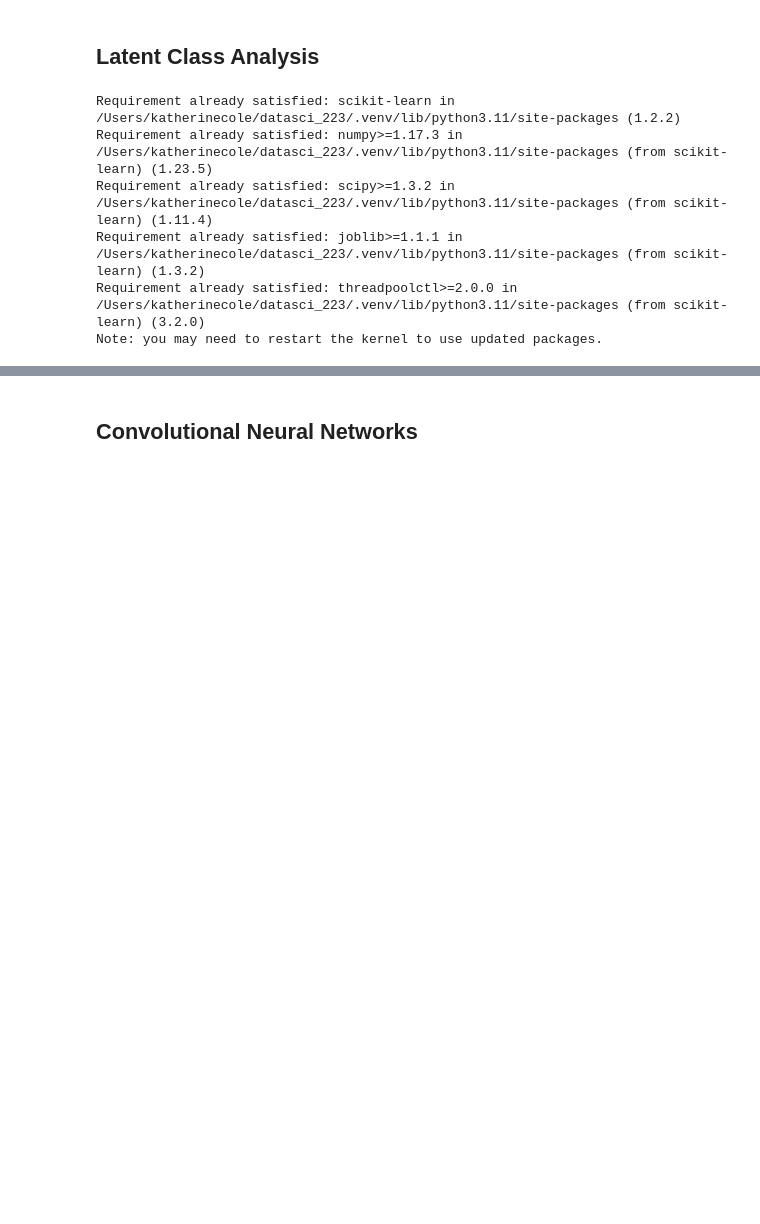
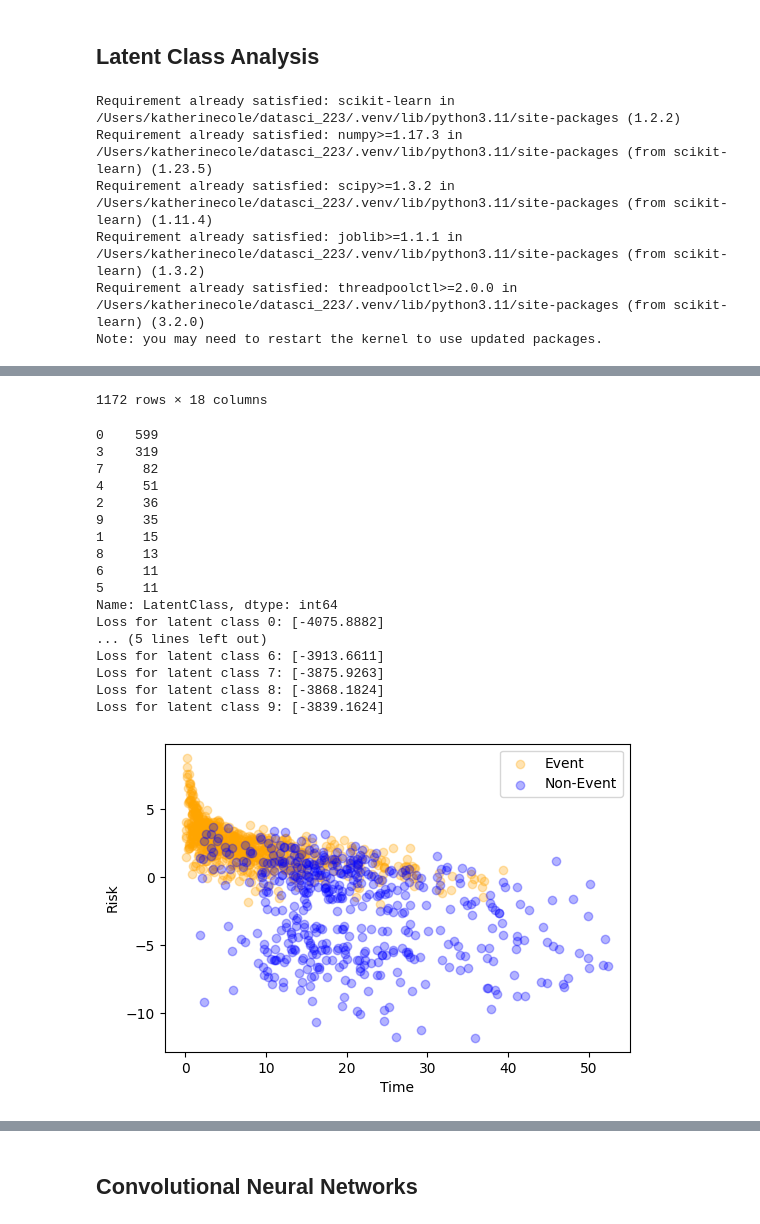
Before and after one commit to Kcole3/datasci_223, a Jupyter notebook: exercises/final_project.ipynb, the cells around one changed output, grey strips where cells are left out. Cells and saved outputs as stored; diff of their text form; code cells hidden in the pictures; blank space fills up the shorter version.

```diff
--- a/exercises/final_project.ipynb
+++ b/exercises/final_project.ipynb
@@ -2114,4 +2059,5 @@ Score: 0.7994228241287669
 #Include architecture for previously trained GNN model using the number of latent classes
 #The LCA helps to identify underlying subgroups within the structure of the NN
 
-cancer_lca10_arch = lca(train_df, 'vital_status', 'OS', 10, cancer_architecture)
+cancer_lca10_arch = lca(train_df2, 'vital_status', 'OS', 10, cancer_architecture)
+# %% [output]
@@ -2117,0 +2076,19 @@ cancer_lca10_arch = lca(train_df, 'vital_status', 'OS', 10, cancer_architecture)
+1172 rows × 18 columns
+0    599
+3    319
+7     82
+4     51
+2     36
+9     35
+1     15
+8     13
+6     11
+5     11
+Name: LatentClass, dtype: int64
+Loss for latent class 0: [-4075.8882]
+... (5 lines left out)
+Loss for latent class 6: [-3913.6611]
+Loss for latent class 7: [-3875.9263]
+Loss for latent class 8: [-3868.1824]
+Loss for latent class 9: [-3839.1624]
+[figure, added]
```
Also changed, not shown: parts of 23 cells of this notebook, 1 other file.
